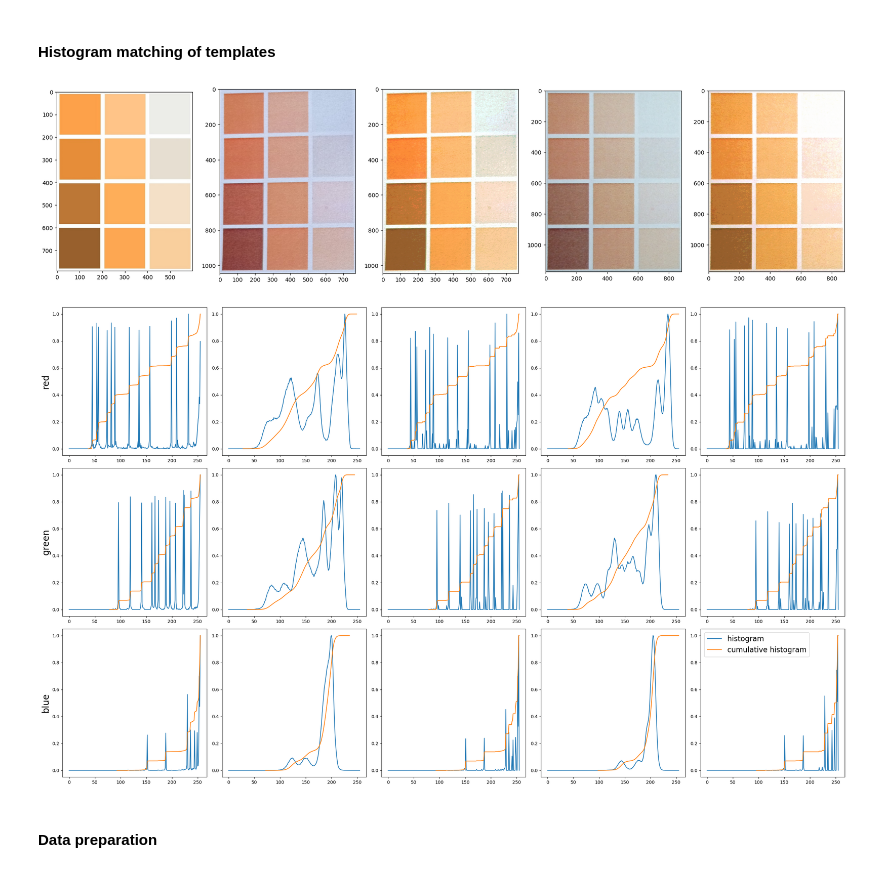
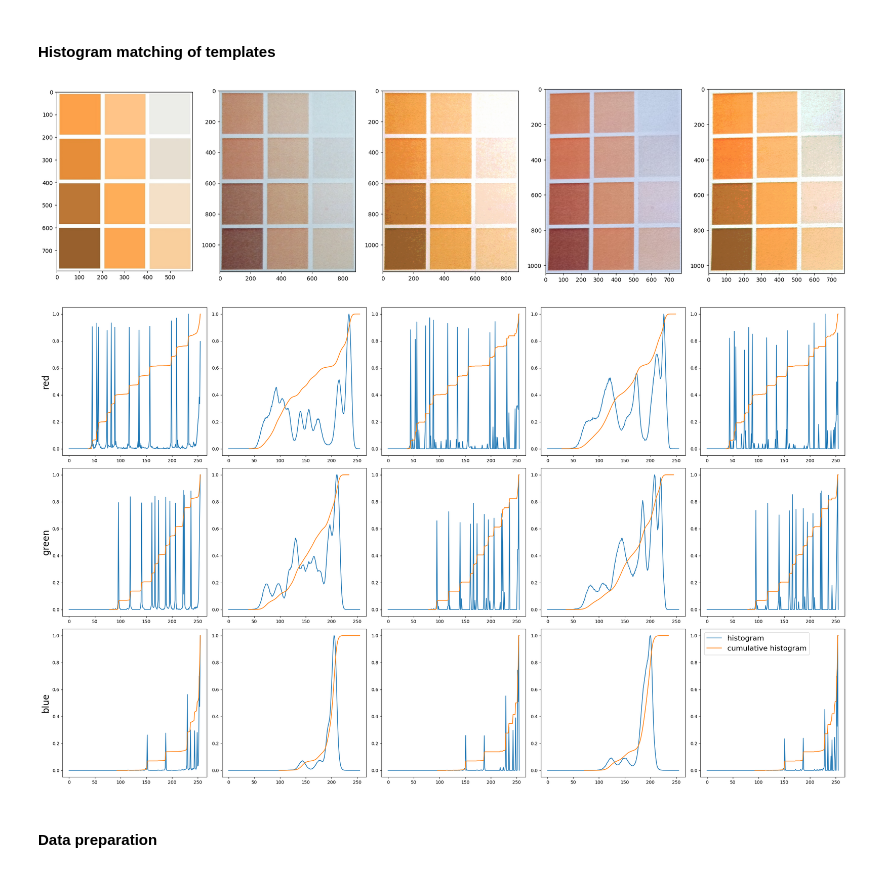
Before and after one commit to pwkwiek/vitaminC, a Jupyter notebook: histogram_matching.ipynb, the cells around one changed output. Saved outputs shown, nothing was run; the diff lists cells and outputs as text; code cells hidden in the pictures.

```diff
--- a/histogram_matching.ipynb
+++ b/histogram_matching.ipynb
@@ -10,23 +9,23 @@ from skimage.exposure import match_histograms
 # %% [markdown]
 #### Histogram matching of templates
 # %%
-template = cv2.imread("E:/project_final/t.jpg")
-sun = cv2.imread("E:/project_final/natural_template.jpg") #load image of a template in natural light
-bulb = cv2.imread("E:/project_final/artificial_template.jpg") #load image of a template in artificial light
+template = cv2.imread("E:/C/project_final/t.jpg")
+sun = cv2.imread("E:/C/project_final/IMG_2.jpg") #load image of a template in natural light
+bulb = cv2.imread("E:/C/project_final/IMG_1.jpg") #load image of a template in artificial light
 sun_matched = match_histograms(sun, template, channel_axis=-1) #histogram matching of template in natural light with digital template
 bulb_matched = match_histograms(bulb, template, channel_axis=-1) #histogram matching of template in artificial light with digital template
 
 #show templates: digital, artificial light, matched artificial light, natural light, matched natural light
 fig, ax = plt.subplots(nrows=1, ncols=5, figsize=(25,15))
 
 ax[0].imshow(cv2.cvtColor(template, cv2.COLOR_BGR2RGB))
 ax[1].imshow(cv2.cvtColor(bulb, cv2.COLOR_BGR2RGB))
 ax[2].imshow(cv2.cvtColor(bulb_matched, cv2.COLOR_BGR2RGB))
 ax[3].imshow(cv2.cvtColor(sun, cv2.COLOR_BGR2RGB))
 ax[4].imshow(cv2.cvtColor(sun_matched, cv2.COLOR_BGR2RGB))
 plt.show()
 # %% [output]
-[figure, old version]
+[figure, new version]
 # %%
 #show R,G,B histograms for templates: digital, artificial light, matched artificial light, natural light, matched natural light
 
@@ -50,7 +49,7 @@ plt.legend(["histogram", "cumulative histogram"], fontsize=16)
 plt.tight_layout()
 plt.show()
 # %% [output]
-[figure, old version]
+[figure, new version]
 # %% [markdown]
 #### Data preparation
 # %%
```
Also changed, not shown: parts of 4 cells of this notebook.
